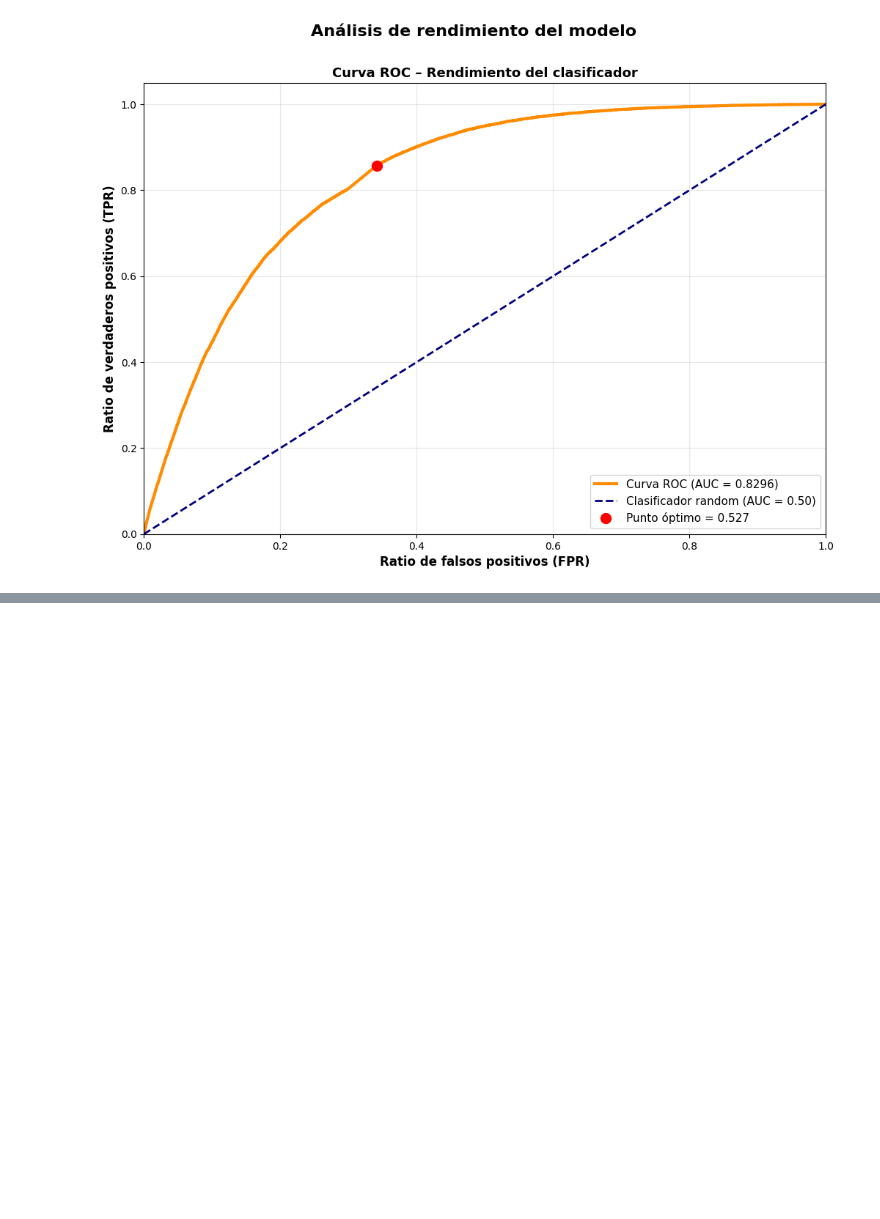
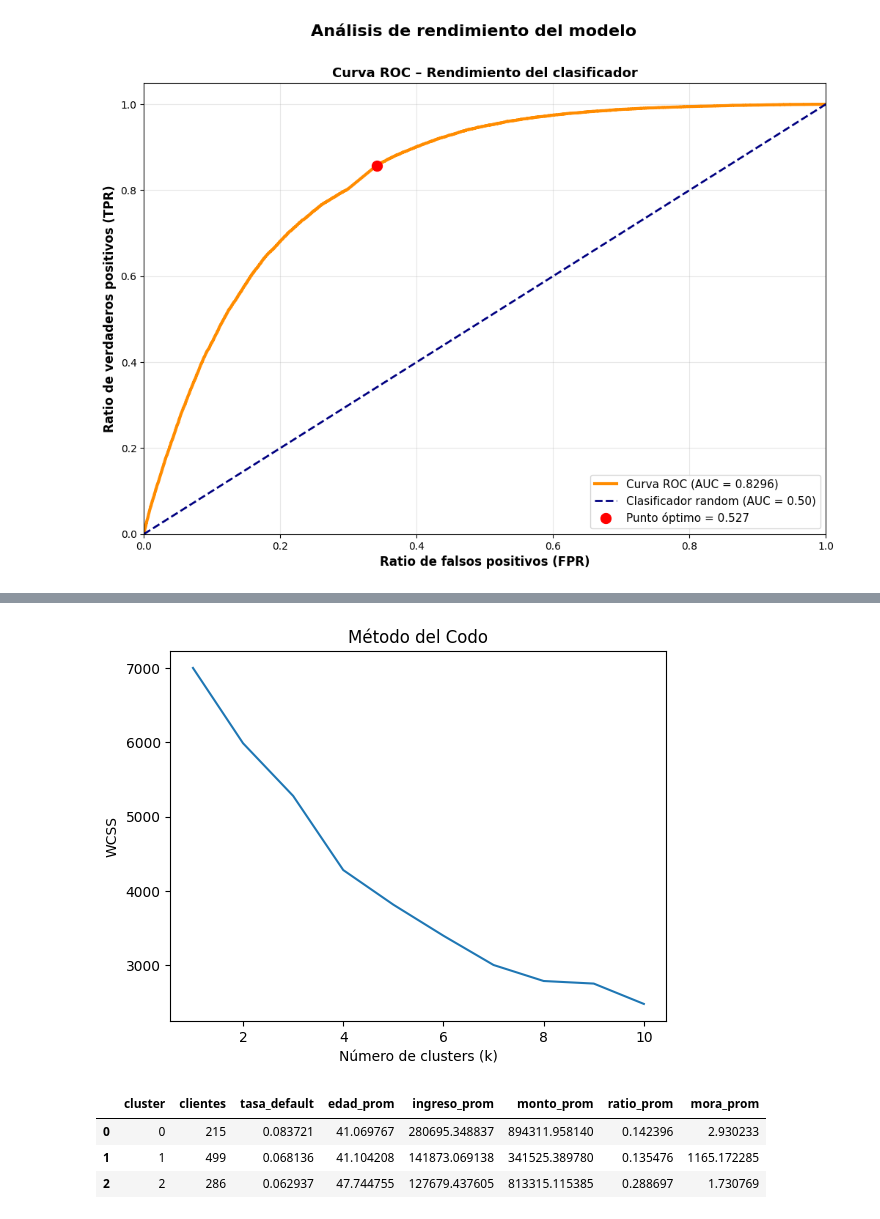
Before and after one commit to JairoVillegas/CREDIT-RISK-ANALYZER., a Jupyter notebook: Notebooks/Exploracion.ipynb, the cells around one changed output, grey strips where cells are left out. Cells and saved outputs as stored; diff of their text form; code cells hidden in the pictures; blank space fills up the shorter version.

```diff
--- a/Notebooks/Exploracion.ipynb
+++ b/Notebooks/Exploracion.ipynb
@@ -1242,0 +1655,74 @@ df_final = df_prod[:1000]
+# %%
+from sklearn.preprocessing import StandardScaler
+from sklearn.cluster import KMeans
+import matplotlib.pyplot as plt
+
+# Variables numéricas para clustering
+variables_cluster = [
+    "EDAD_YEARS",
+    "INGRESO_TOTAL",
+    "MONTO_SOLICITADO",
+    "RATIO_ENTRE_CUOTA_E_INGRESO_TOTAL",
+    "CREDITOS_ACTIVOS_HOY",
+    "PROMEDIO_DEUDA_EXTERNA",
+    "MORA_TOTAL_ACTUAL"
+]
+
+X = df_train[variables_cluster].copy()
+# Escalar
+scaler = StandardScaler()
+X_scaled = scaler.fit_transform(X)
+
+# Método del codo
+wcss = []
+
+for k in range(1, 11):
+    kmeans = KMeans(n_clusters=k, random_state=42)
+    kmeans.fit(X_scaled)
+    wcss.append(kmeans.inertia_)
+
+#  Graficar
+plt.figure()
+plt.plot(range(1, 11), wcss)
+plt.xlabel("Número de clusters (k)")
+plt.ylabel("WCSS")
+plt.title("Método del Codo")
+plt.show()
+# %% [output]
+[figure, added]
+# %%
+# Aplicar KMeans final con k=3
+kmeans_final = KMeans(n_clusters=3, random_state=42)
+df_train["cluster"] = kmeans_final.fit_predict(X_scaled)
+
+# DataFrame detalle
+df_clusters_detalle = df_train[[
+    "ID_CLIENTE",
+    "cluster",
+    "TARGET",
+    "EDAD_YEARS",
+    "INGRESO_TOTAL",
+    "MONTO_SOLICITADO",
+    "RATIO_ENTRE_CUOTA_E_INGRESO_TOTAL",
+    "CREDITOS_ACTIVOS_HOY",
+    "PROMEDIO_DEUDA_EXTERNA",
+    "MORA_TOTAL_ACTUAL"
+]].copy()
+
+# DataFrame resumen estratégico
+df_clusters_resumen = df_clusters_detalle.groupby("cluster").agg(
+    clientes=("ID_CLIENTE", "count"),
+    tasa_default=("TARGET", "mean"),
+    edad_prom=("EDAD_YEARS", "mean"),
+    ingreso_prom=("INGRESO_TOTAL", "mean"),
+    monto_prom=("MONTO_SOLICITADO", "mean"),
+    ratio_prom=("RATIO_ENTRE_CUOTA_E_INGRESO_TOTAL", "mean"),
+    mora_prom=("MORA_TOTAL_ACTUAL", "mean")
+).reset_index()
+
+df_clusters_resumen
+# %% [output]
+|  | cluster | clientes | tasa_default | edad_prom | ingreso_prom | monto_prom | ratio_prom | mora_prom |
+| 0 | 0 | 215 | 0.083721 | 41.069767 | 280695.348837 | 894311.958140 | 0.142396 | 2.930233 |
+| 1 | 1 | 499 | 0.068136 | 41.104208 | 141873.069138 | 341525.389780 | 0.135476 | 1165.172285 |
+| 2 | 2 | 286 | 0.062937 | 47.744755 | 127679.437605 | 813315.115385 | 0.288697 | 1.730769 |
```
Also changed, not shown: parts of 40 cells of this notebook.
